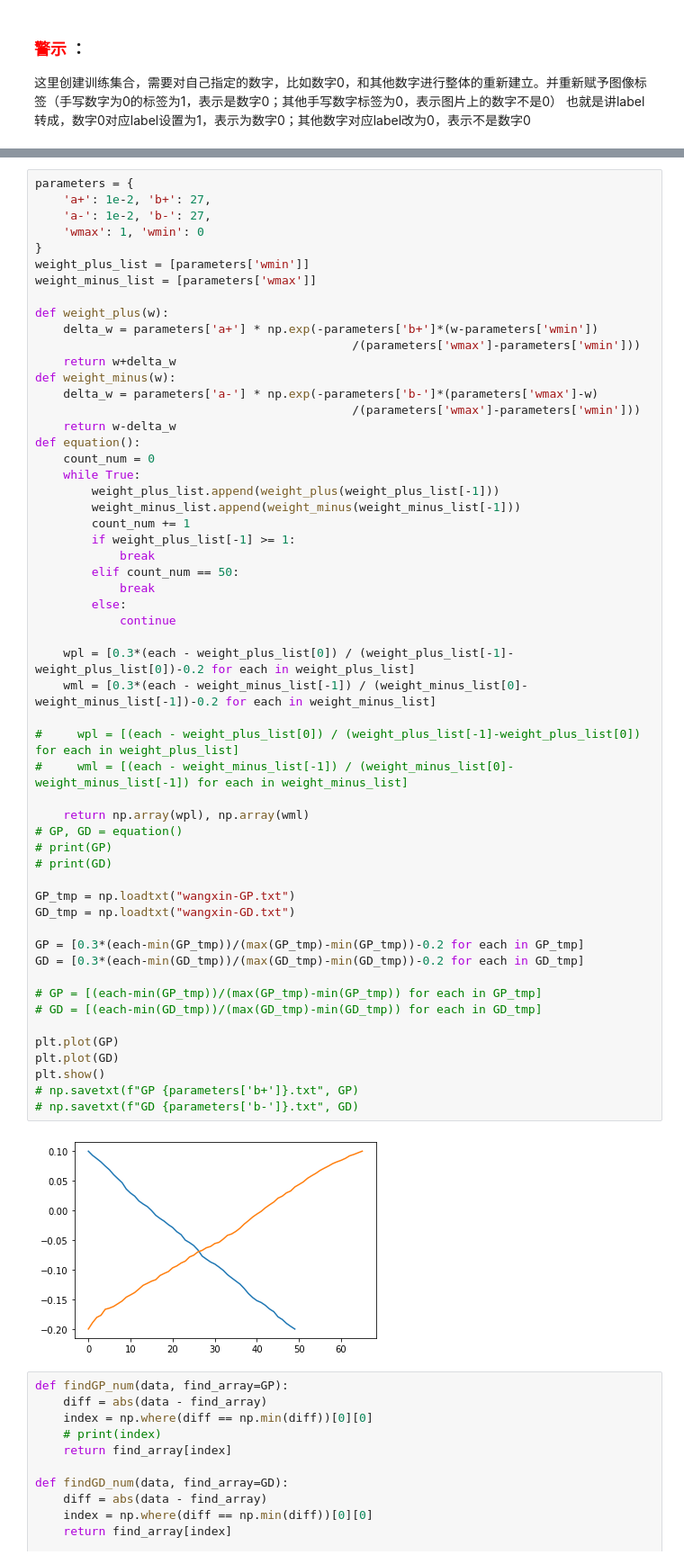
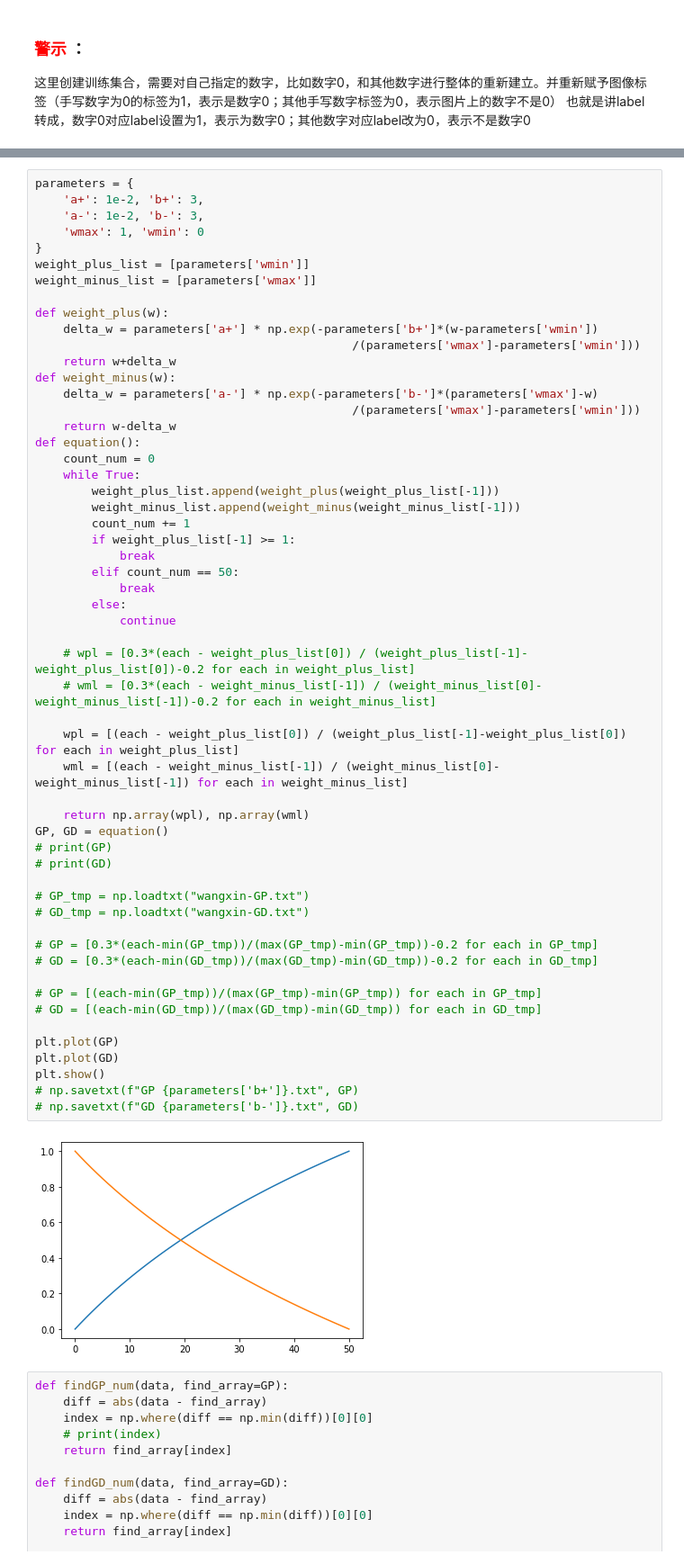
Before and after one commit to ShinATK/JupyterNotebook, a Jupyter notebook: myDeepLearning/COURSE1 Neural Networks and Deep Learning/Week 2/NumberRecognition/数字识别-二值回归.ipynb, the cells around one changed output, grey strips where cells are left out. Shown at 90% size. Drawn from its saved outputs; the diff is of its cells as text.

```diff
--- a/myDeepLearning/COURSE1 Neural Networks and Deep Learning/Week 2/NumberRecognition/数字识别-二值回归.ipynb
+++ b/myDeepLearning/COURSE1 Neural Networks and Deep Learning/Week 2/NumberRecognition/数字识别-二值回归.ipynb
@@ -107,8 +107,8 @@ test lab shape: (1, 10000)
 [figure]
 # %%
 parameters = {
-    'a+': 1e-2, 'b+': 27,
-    'a-': 1e-2, 'b-': 27,
+    'a+': 1e-2, 'b+': 3,
+    'a-': 1e-2, 'b-': 3,
     'wmax': 1, 'wmin': 0
 }
 weight_plus_list = [parameters['wmin']]
@@ -125,43 +125,43 @@ def weight_minus(w):
 def equation():
     count_num = 0
     while True:
         weight_plus_list.append(weight_plus(weight_plus_list[-1]))
         weight_minus_list.append(weight_minus(weight_minus_list[-1]))
         count_num += 1
         if weight_plus_list[-1] >= 1:
             break
         elif count_num == 50:
             break
         else:
             continue
 
-    wpl = [0.3*(each - weight_plus_list[0]) / (weight_plus_list[-1]-weight_plus_list[0])-0.2 for each in weight_plus_list]
-    wml = [0.3*(each - weight_minus_list[-1]) / (weight_minus_list[0]-weight_minus_list[-1])-0.2 for each in weight_minus_list]
+    # wpl = [0.3*(each - weight_plus_list[0]) / (weight_plus_list[-1]-weight_plus_list[0])-0.2 for each in weight_plus_list]
+    # wml = [0.3*(each - weight_minus_list[-1]) / (weight_minus_list[0]-weight_minus_list[-1])-0.2 for each in weight_minus_list]
 
-#     wpl = [(each - weight_plus_list[0]) / (weight_plus_list[-1]-weight_plus_list[0]) for each in weight_plus_list]
-#     wml = [(each - weight_minus_list[-1]) / (weight_minus_list[0]-weight_minus_list[-1]) for each in weight_minus_list]
+    wpl = [(each - weight_plus_list[0]) / (weight_plus_list[-1]-weight_plus_list[0]) for each in weight_plus_list]
+    wml = [(each - weight_minus_list[-1]) / (weight_minus_list[0]-weight_minus_list[-1]) for each in weight_minus_list]
 
     return np.array(wpl), np.array(wml)
-# GP, GD = equation()
+GP, GD = equation()
 # print(GP)
 # print(GD)
 
-GP_tmp = np.loadtxt("wangxin-GP.txt")
-GD_tmp = np.loadtxt("wangxin-GD.txt")
+# GP_tmp = np.loadtxt("wangxin-GP.txt")
+# GD_tmp = np.loadtxt("wangxin-GD.txt")
 
-GP = [0.3*(each-min(GP_tmp))/(max(GP_tmp)-min(GP_tmp))-0.2 for each in GP_tmp]
-GD = [0.3*(each-min(GD_tmp))/(max(GD_tmp)-min(GD_tmp))-0.2 for each in GD_tmp]
+# GP = [0.3*(each-min(GP_tmp))/(max(GP_tmp)-min(GP_tmp))-0.2 for each in GP_tmp]
+# GD = [0.3*(each-min(GD_tmp))/(max(GD_tmp)-min(GD_tmp))-0.2 for each in GD_tmp]
 
 # GP = [(each-min(GP_tmp))/(max(GP_tmp)-min(GP_tmp)) for each in GP_tmp]
 # GD = [(each-min(GD_tmp))/(max(GD_tmp)-min(GD_tmp)) for each in GD_tmp]
 
 plt.plot(GP)
 plt.plot(GD)
 plt.show()
 # np.savetxt(f"GP {parameters['b+']}.txt", GP)
 # np.savetxt(f"GD {parameters['b-']}.txt", GD)
 # %% [output]
-[figure, old version]
+[figure, new version]
 # %%
 def findGP_num(data, find_array=GP):
     diff = abs(data - find_array)
```
Also changed, not shown: parts of 1 cell of this notebook, 18 other files.
